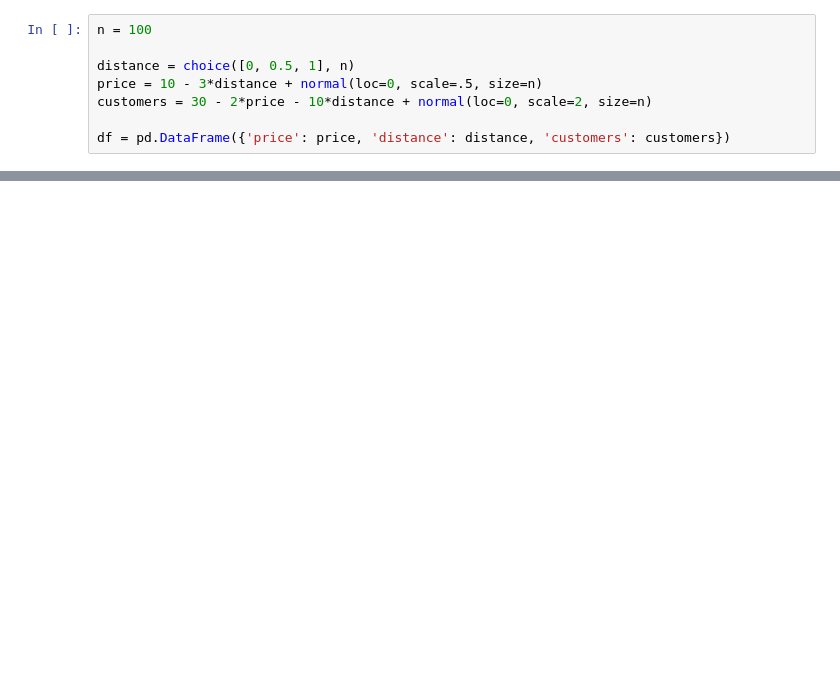
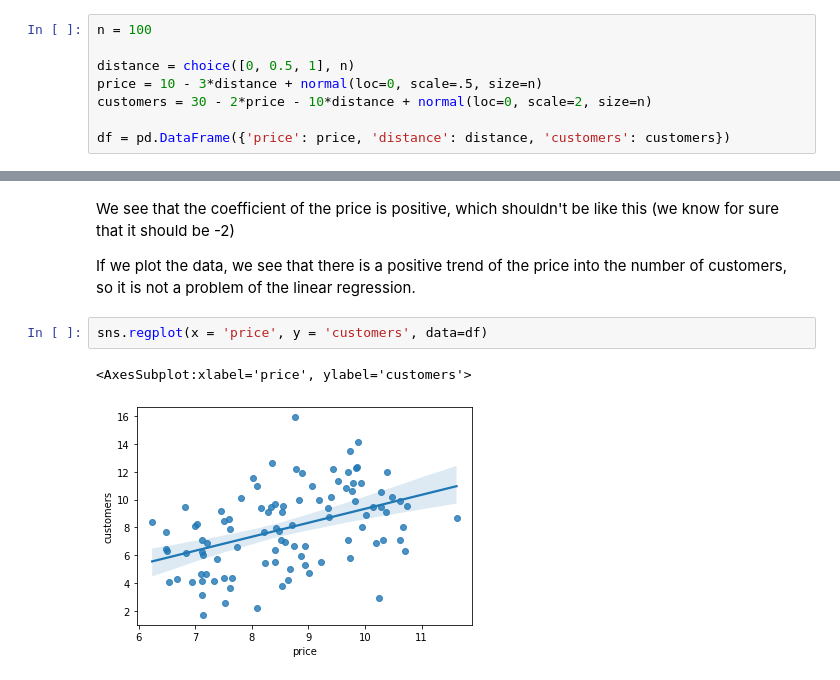
Before and after one commit to aleixrvr/CausalInference4DataScience, a Jupyter notebook: exercises/chapter 6/simulating a pricing problem.ipynb, the cells around one changed output, grey strips where cells are left out. Cells and saved outputs as stored; diff of their text form; blank space fills up the shorter version.

```diff
--- a/exercises/chapter 6/simulating a pricing problem.ipynb
+++ b/exercises/chapter 6/simulating a pricing problem.ipynb
@@ -42,2 +44,11 @@ OLS Regression Results
 Notes:
 [1] Standard Errors assume that the covariance matrix of the errors is correctly specified.
+# %% [markdown]
+We see that the coefficient of the price is positive, which shouldn't be like this (we know for sure that it should be -2)
+
+If we plot the data, we see that there is a positive trend of the price into the number of customers, so it is not a problem of the linear regression.
+# %%
+sns.regplot(x = 'price', y = 'customers', data=df)
+# %% [output]
+<AxesSubplot:xlabel='price', ylabel='customers'>
+[figure, added]
```
Also changed, not shown: parts of 12 cells of this notebook, 2 other files.
